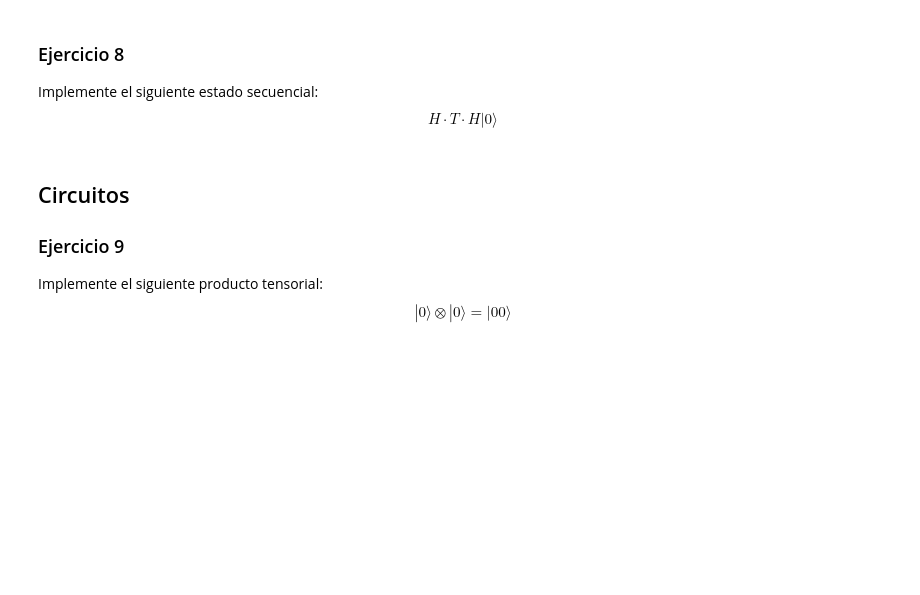
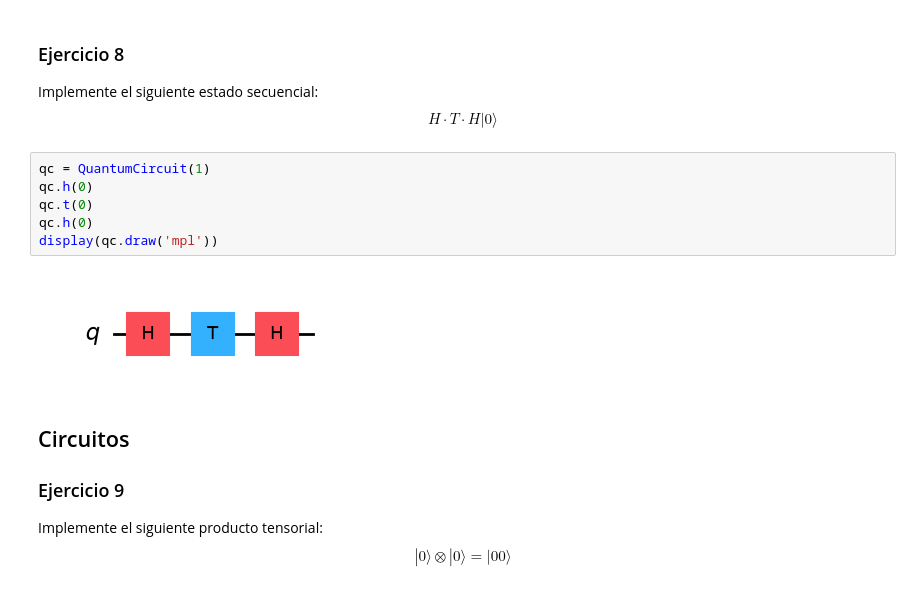
Before and after one commit to troncos22/QTD, a Jupyter notebook: clase_qiskit.ipynb, the cells around one changed output. Cells and saved outputs as stored; diff of their text form; blank space fills up the shorter version.

```diff
--- a/clase_qiskit.ipynb
+++ b/clase_qiskit.ipynb
@@ -259,6 +221,14 @@ $$S\cdot H|0\rangle$$
 ### Ejercicio 8
 Implemente el siguiente estado secuencial:
 $$H\cdot T\cdot H|0\rangle$$
+# %%
+qc = QuantumCircuit(1)
+qc.h(0)
+qc.t(0)
+qc.h(0)
+display(qc.draw('mpl'))
+# %% [output]
+[figure, added]
 # %% [markdown]
 ## Circuitos
 
```
Also changed, not shown: parts of 32 cells of this notebook, 7 other files.
